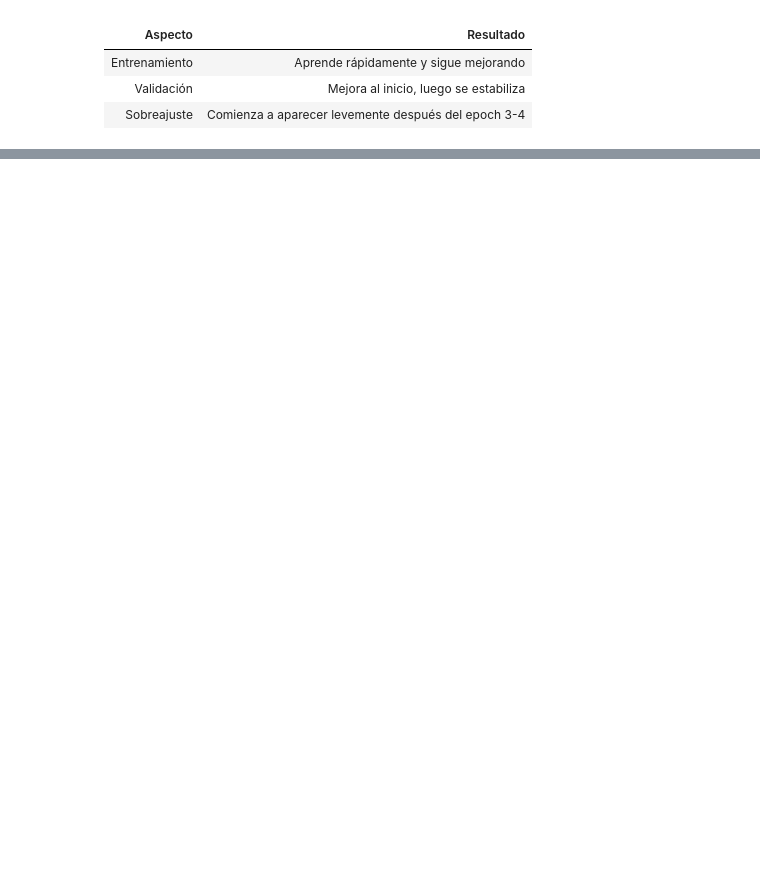
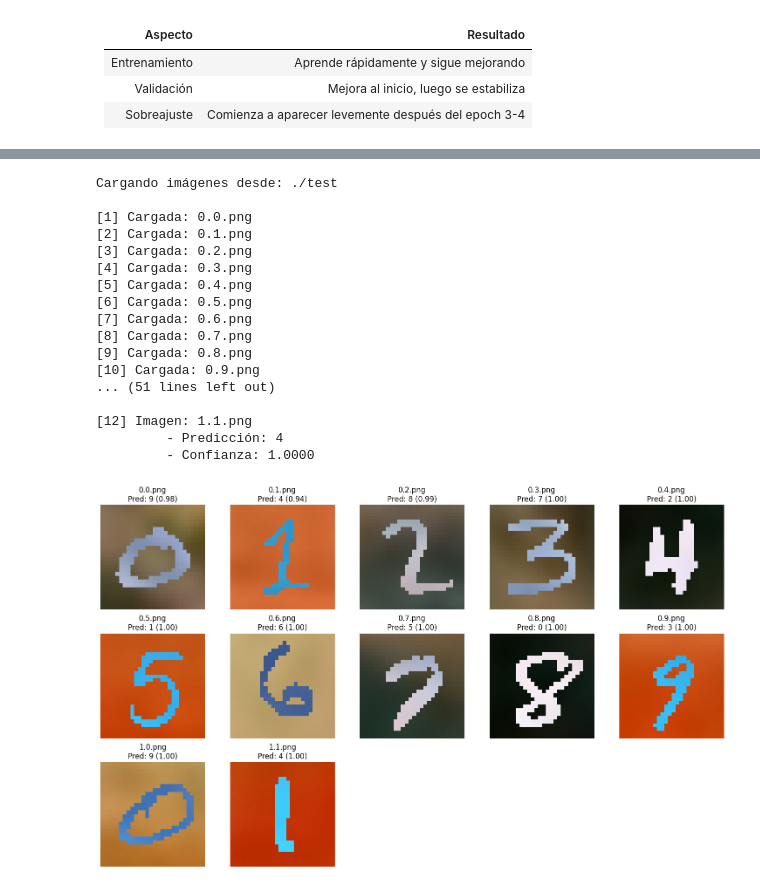
Before and after one commit to JosueSay/labs-ds, a Jupyter notebook: lab3/lab3.ipynb, the cells around one changed output, grey strips where cells are left out. Cells and saved outputs as stored; diff of their text form; code cells hidden in the pictures; blank space fills up the shorter version.

```diff
--- a/lab3/lab3.ipynb
+++ b/lab3/lab3.ipynb
@@ -534,0 +614,37 @@ Mejor modelo: VGG Style CNN (Dropout=0.2) con precisión 98.57%
+# %%
+def loadModelsFromDisk(loadDir="./models"):
+    """
+    Carga todos los modelos guardados en la carpeta indicada.
+    Retorna un diccionario con nombre legible → modelo cargado.
+    """
+    modelsDict = {}
+
+    for file in os.listdir(loadDir):
+        filepath = os.path.join(loadDir, file)
+
+        # Extraer nombre legible (reverso de cómo lo guardaste)
+        modelName = file.replace("_", " ").replace(".keras", "").replace(".pkl", "")
+        modelName = modelName.title()
+
+        if file.endswith(".keras"):
+            print(f"Cargando modelo Keras desde {filepath}")
+            model = load_model(filepath)
+        elif file.endswith(".pkl"):
+            print(f"Cargando modelo SVM desde {filepath}")
+            with open(filepath, "rb") as f:
+                model = pickle.load(f)
+        else:
+            print(f"Archivo no reconocido: {file}")
+            continue
+
+        modelsDict[modelName] = model
+
+    print(f"\nModelos cargados: {len(modelsDict)}")
+    return modelsDict
+# %%
+if LOAD_MODELS:
+    modelsDict = loadModelsFromDisk()
+    print("Modelos disponibles:")
+    for name in modelsDict:
+        print(f" - {name}")
+    USE_LOADED_MODELS = True
@@ -534,0 +665,27 @@ Mejor modelo: VGG Style CNN (Dropout=0.2) con precisión 98.57%
+# %%
+if USE_LOADED_MODELS:
+    bestModel = modelsDict["Vgg Style Cnn Dropout02"]
+    images, filenames = loadAndPrepareImages("./test", verbose=True)
+    preds = bestModel.predict(images)
+    predClasses = np.argmax(preds, axis=1)
+    confs = np.max(preds, axis=1)
+    showPredictions(images, filenames, predClasses, confs, samples=-1, verbose=True)
+# %% [output]
+Cargando imágenes desde: ./test
+
+[1] Cargada: 0.0.png
+[2] Cargada: 0.1.png
+[3] Cargada: 0.2.png
+[4] Cargada: 0.3.png
+[5] Cargada: 0.4.png
+[6] Cargada: 0.5.png
+[7] Cargada: 0.6.png
+[8] Cargada: 0.7.png
+[9] Cargada: 0.8.png
+[10] Cargada: 0.9.png
+... (51 lines left out)
+
+[12] Imagen: 1.1.png
+         - Predicción: 4
+         - Confianza: 1.0000
+[figure, added]
```
Also changed, not shown: parts of 42 cells of this notebook, 15 other files.
